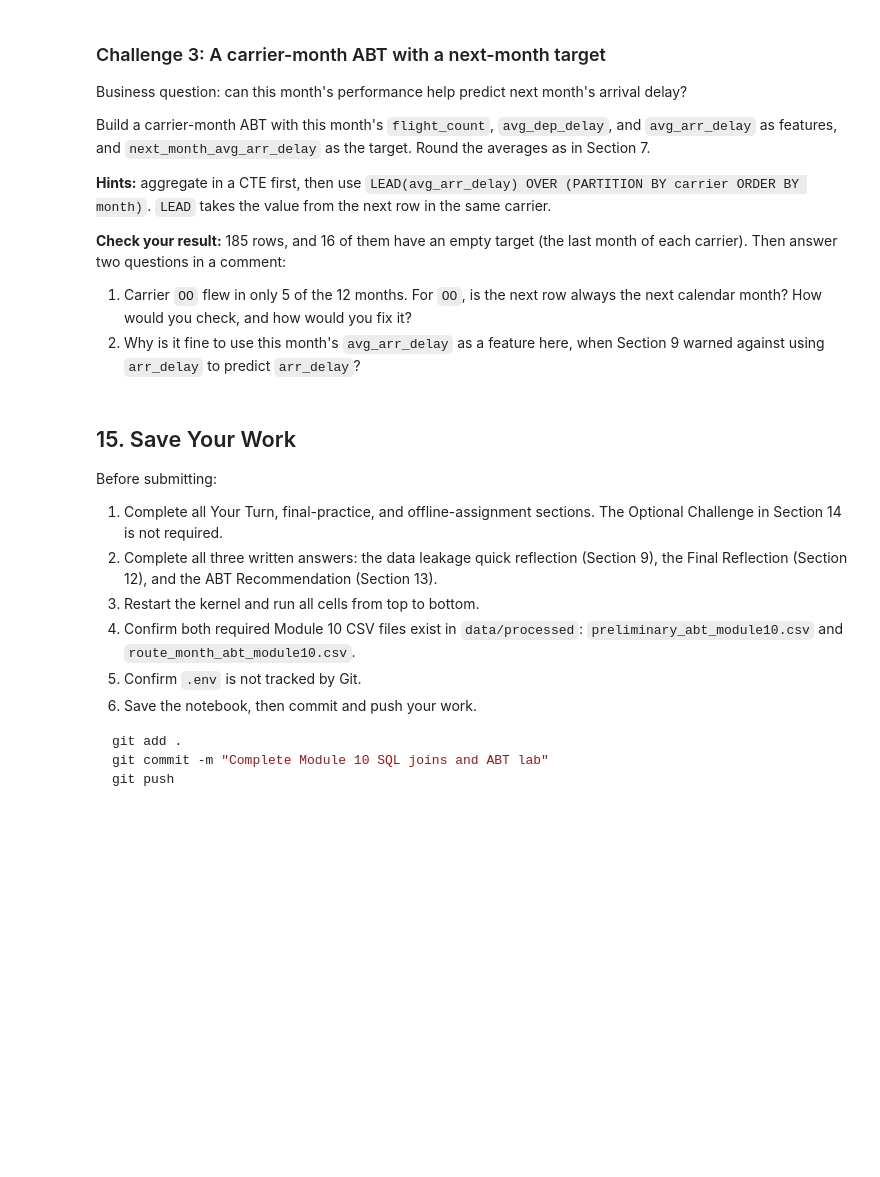
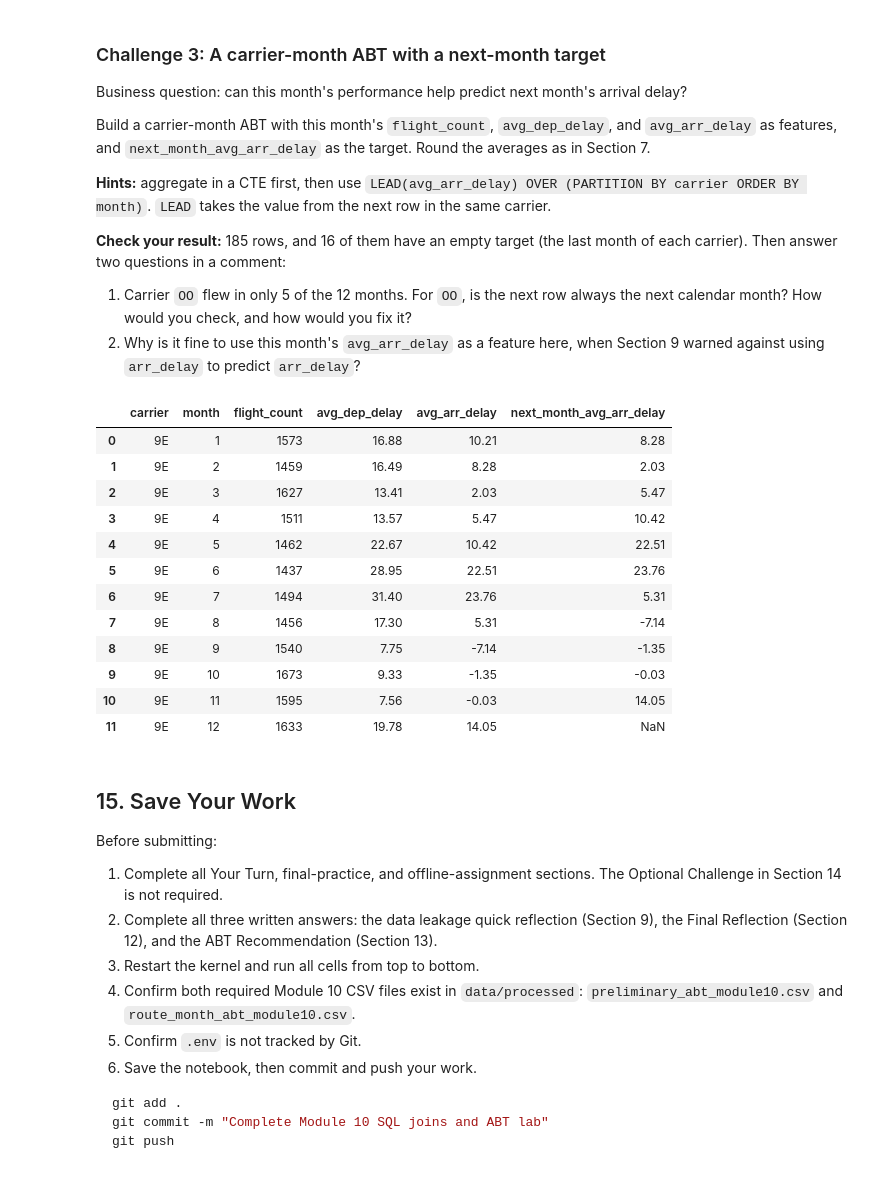
Before and after one commit to atul-utsa/ban6003-w9-10-sql-abt-atul, a Jupyter notebook: notebooks/module10_sql_joins_abt_guided_lab.ipynb, the cells around one changed output. Cells and saved outputs as stored; diff of their text form; code cells hidden in the pictures; blank space fills up the shorter version.

```diff
--- a/notebooks/module10_sql_joins_abt_guided_lab.ipynb
+++ b/notebooks/module10_sql_joins_abt_guided_lab.ipynb
@@ -824,11 +1273,53 @@ Build a carrier-month ABT with this month's `flight_count`, `avg_dep_delay`, and
 # %%
 # Challenge 3 (optional)
 query = '''
-
+WITH carrier_month AS (
+    SELECT
+        carrier,
+        month,
+        COUNT(*) AS flight_count,
+        ROUND(AVG(dep_delay)::numeric, 2)::float AS avg_dep_delay,
+        ROUND(AVG(arr_delay)::numeric, 2)::float AS avg_arr_delay
+    FROM flights
+    GROUP BY carrier, month
+)
+SELECT
+    carrier,
+    month,
+    flight_count,
+    avg_dep_delay,
+    avg_arr_delay,
+    LEAD(avg_arr_delay) OVER (PARTITION BY carrier ORDER BY month) AS next_month_avg_arr_delay
+FROM carrier_month
+ORDER BY carrier, month;
 '''
 
 next_month_abt = run_query(query, engine)
 next_month_abt.head(12)
+
+# 1. No. OO only appears in months 1, 6, 8, 9 and 11, so LEAD takes the next row that exists, not
+#    the next calendar month: the row for month 1 gets month 6's average as its "next month". I
+#    would check it by comparing month with LEAD(month) and keeping only rows where the difference
+#    is 1. The fix is to join the aggregate onto a full carrier-by-month grid, or to filter out any
+#    row whose next month is not month + 1, so the target always means the following calendar month.
+# 2. It is fine here because the feature and the target come from different time periods. The
+#    features describe a month that has already finished, and the target is the month after it, so
+#    the value would really be known at prediction time. Section 9 warned about using a flight's own
+#    arr_delay to predict that same flight's arr_delay, which is the same column in the same row.
+# %% [output]
+|  | carrier | month | flight_count | avg_dep_delay | avg_arr_delay | next_month_avg_arr_delay |
+| 0 | 9E | 1 | 1573 | 16.88 | 10.21 | 8.28 |
+| 1 | 9E | 2 | 1459 | 16.49 | 8.28 | 2.03 |
+| 2 | 9E | 3 | 1627 | 13.41 | 2.03 | 5.47 |
+| 3 | 9E | 4 | 1511 | 13.57 | 5.47 | 10.42 |
+| 4 | 9E | 5 | 1462 | 22.67 | 10.42 | 22.51 |
+| 5 | 9E | 6 | 1437 | 28.95 | 22.51 | 23.76 |
+| 6 | 9E | 7 | 1494 | 31.40 | 23.76 | 5.31 |
+| 7 | 9E | 8 | 1456 | 17.30 | 5.31 | -7.14 |
+| 8 | 9E | 9 | 1540 | 7.75 | -7.14 | -1.35 |
+| 9 | 9E | 10 | 1673 | 9.33 | -1.35 | -0.03 |
+| 10 | 9E | 11 | 1595 | 7.56 | -0.03 | 14.05 |
+| 11 | 9E | 12 | 1633 | 19.78 | 14.05 | NaN |
 # %% [markdown]
 ## 15. Save Your Work
 
```
Also changed, not shown: parts of 34 cells of this notebook, 2 other files.
